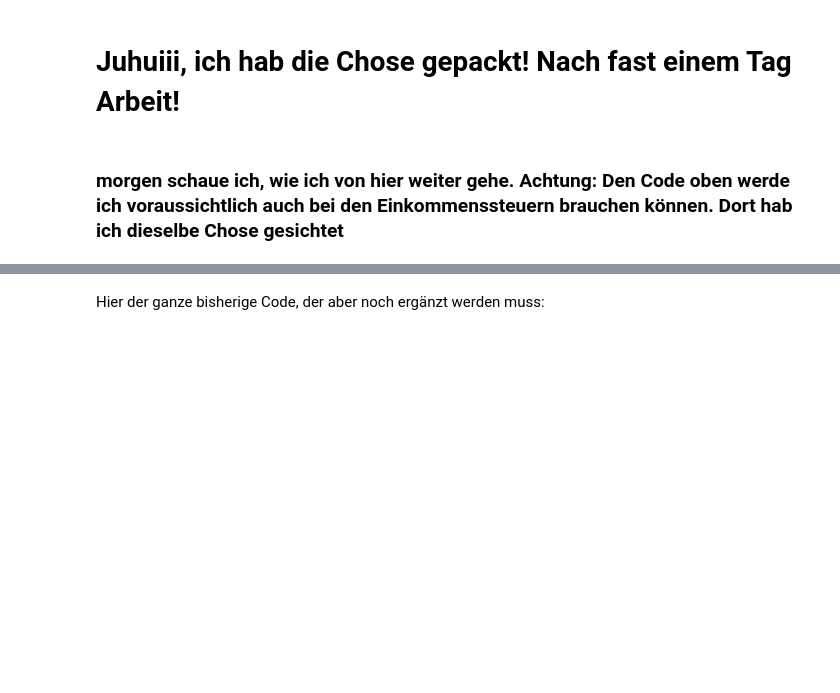
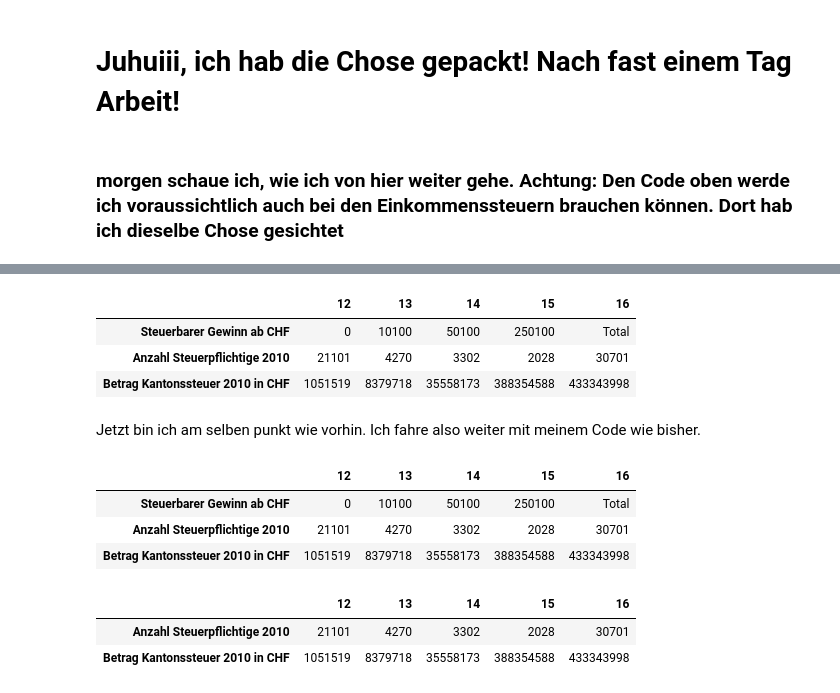
Before and after one commit to sandrarutschi/cas-ddj, a Jupyter notebook: Meine Projekte/Abschlussarbeit/n rausputzen aus den Jahren 2010 bis 2017.ipynb, the cells around one changed output, grey strips where cells are left out. Saved outputs shown, nothing was run; the diff lists cells and outputs as text; code cells hidden in the pictures; blank space fills up the shorter version.

```diff
--- a/Meine Projekte/Abschlussarbeit/n rausputzen aus den Jahren 2010 bis 2017.ipynb
+++ b/Meine Projekte/Abschlussarbeit/n rausputzen aus den Jahren 2010 bis 2017.ipynb
@@ -213,2 +217,0 @@ Hier dann schauen, ob das gleich ist wie bei den Vorherigen, oder ob ich etwas k
-# %% [markdown]
-Hier der ganze bisherige Code, der aber noch ergänzt werden muss:
@@ -254,0 +218,25 @@ Betrag_Kantonssteuer_2010
+# %%
+firmen07 = Firmen_2010_neu.T
+firmen07
+# %% [output]
+|  | 12 | 13 | 14 | 15 | 16 |
+| Steuerbarer Gewinn ab CHF | 0 | 10100 | 50100 | 250100 | Total |
+| Anzahl Steuerpflichtige 2010 | 21101 | 4270 | 3302 | 2028 | 30701 |
+| Betrag Kantonssteuer 2010 in CHF | 1051519 | 8379718 | 35558173 | 388354588 | 433343998 |
+# %% [markdown]
+Jetzt bin ich am selben punkt wie vorhin. Ich fahre also weiter mit meinem Code wie bisher.
+# %%
+firmen_10_neu = Firmen_2010_neu.T
+firmen_10_neu
+# %% [output]
+|  | 12 | 13 | 14 | 15 | 16 |
+| Steuerbarer Gewinn ab CHF | 0 | 10100 | 50100 | 250100 | Total |
+| Anzahl Steuerpflichtige 2010 | 21101 | 4270 | 3302 | 2028 | 30701 |
+| Betrag Kantonssteuer 2010 in CHF | 1051519 | 8379718 | 35558173 | 388354588 | 433343998 |
+# %%
+Firmen10 = firmen_10_neu[1:]
+Firmen10
+# %% [output]
+|  | 12 | 13 | 14 | 15 | 16 |
+| Anzahl Steuerpflichtige 2010 | 21101 | 4270 | 3302 | 2028 | 30701 |
+| Betrag Kantonssteuer 2010 in CHF | 1051519 | 8379718 | 35558173 | 388354588 | 433343998 |
```
Also changed, not shown: parts of 15 cells of this notebook, 6 other files.
